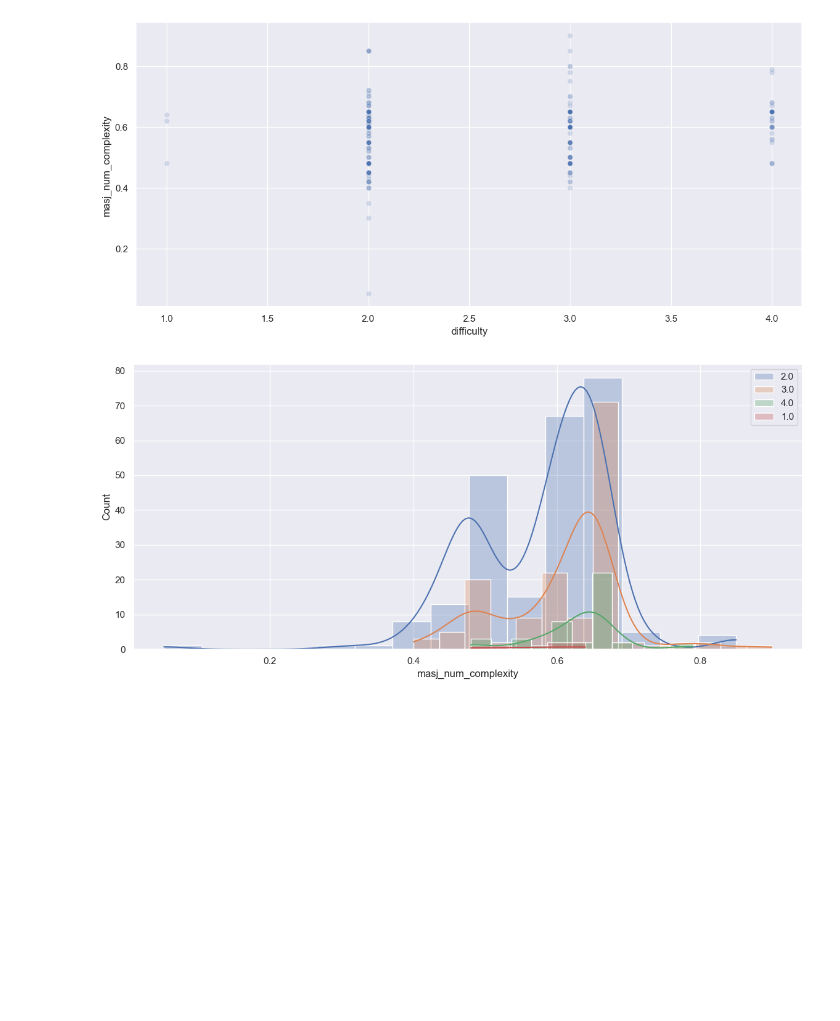
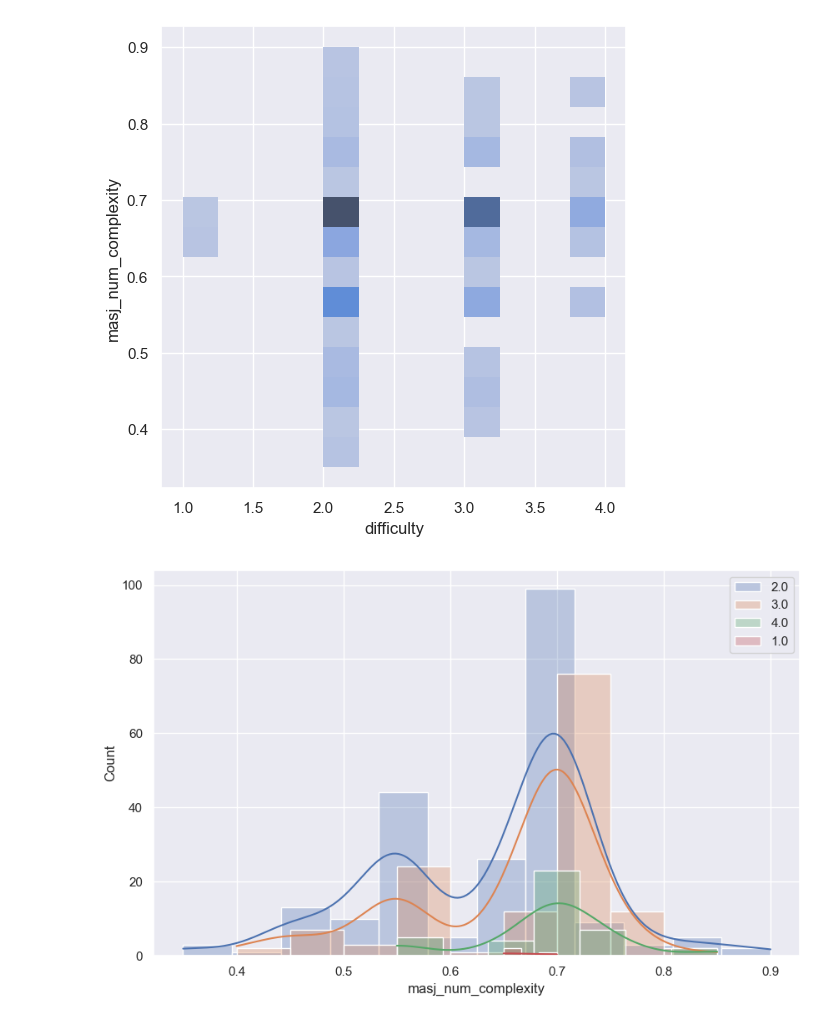
Before and after one commit to LabARSS/question-complextiy-estimation, a Jupyter notebook: notebooks/analysis_gpqa.ipynb, the cells around one changed output. Saved outputs shown, nothing was run; the diff lists cells and outputs as text; code cells hidden in the pictures; blank space fills up the shorter version.

Commit message:
Analysis for gpqa v3

```diff
--- a/notebooks/analysis_gpqa.ipynb
+++ b/notebooks/analysis_gpqa.ipynb
@@ -62,8 +62,8 @@ plt.show()
 # %%
-# print(gpqa_maj_df.describe())
-# gpqa_maj_df = gpqa_maj_df[gpqa_maj_df["masj_num_rating"] >= 9]
-# print(gpqa_maj_df.describe())
-# gpqa_maj_df = gpqa_maj_df[gpqa_maj_df["masj_nominal_rating"] >= 9]
+print(gpqa_maj_df.describe())
+gpqa_maj_df = gpqa_maj_df[gpqa_maj_df["masj_num_rating"] >= 9]
+print(gpqa_maj_df.describe())
+gpqa_maj_df = gpqa_maj_df[gpqa_maj_df["masj_nominal_rating"] >= 9]
 print(gpqa_maj_df.describe())
 gpqa_maj_df = gpqa_maj_df[gpqa_maj_df["masj_num_complexity"] >= 0]
 print(gpqa_maj_df.describe())
@@ -112,8 +112,9 @@ print(normalized_gpqa.value_counts("masj_nominal_complexity", dropna=False))
 normalized_gpqa.replace(
     {
         "masj_nominal_complexity": {
-            "high_school_and_easier": 1,
-            "undergraduate": 2,
+            "high_school_and_easier": 0,
+            "undergraduate_easy": 1,
+            "undergraduate_hard": 2,
             "graduate": 3,
             "postgraduate": 4,
         }
@@ -178 +179,10 @@ difficulty  masj_nominal_complexity
 Name: count, dtype: int64
+# %%
+import matplotlib.pyplot as plt
+import seaborn as sns
+
+sns.set_theme()
+
+plt.figure(figsize=(6, 6))
+sns.histplot(normalized_gpqa, x="difficulty", y="masj_nominal_complexity")
+plt.show()
@@ -178,0 +191,19 @@ Name: count, dtype: int64
+# %%
+import matplotlib.pyplot as plt
+import seaborn as sns
+
+sns.set_theme()
+
+plt.figure(figsize=(10, 6))
+
+for difficulty in normalized_gpqa["difficulty"].unique():
+    sns.histplot(
+        normalized_gpqa[normalized_gpqa["difficulty"] == difficulty],
+        x="masj_nominal_complexity",
+        label=difficulty,
+        kde=True,
+        alpha=0.3,
+        # bins=[0.5, 1.5, 2.5, 3.5],
+    )
+plt.legend()
+plt.show()
@@ -179,21 +212,21 @@ Name: count, dtype: int64
 # %%
 import matplotlib.pyplot as plt
 import seaborn as sns
 
 sns.set_theme()
 
-plt.figure(figsize=(14, 6))
-sns.scatterplot(normalized_gpqa, x="difficulty", y="masj_num_complexity", alpha=0.2)
+plt.figure(figsize=(6, 6))
+sns.histplot(normalized_gpqa, x="difficulty", y="masj_num_complexity")
 plt.show()
 # %% [output]
-[figure, old version]
+[figure, new version]
 # %%
 import matplotlib.pyplot as plt
 import seaborn as sns
 
 sns.set_theme()
 
-plt.figure(figsize=(14, 6))
+plt.figure(figsize=(10, 6))
 
 for difficulty in normalized_gpqa["difficulty"].unique():
     sns.histplot(
@@ -206,4 +239,4 @@ for difficulty in normalized_gpqa["difficulty"].unique():
 plt.legend()
 plt.show()
 # %% [output]
-[figure, old version]
+[figure, new version]
```
Also changed, not shown: parts of 8 cells of this notebook.
